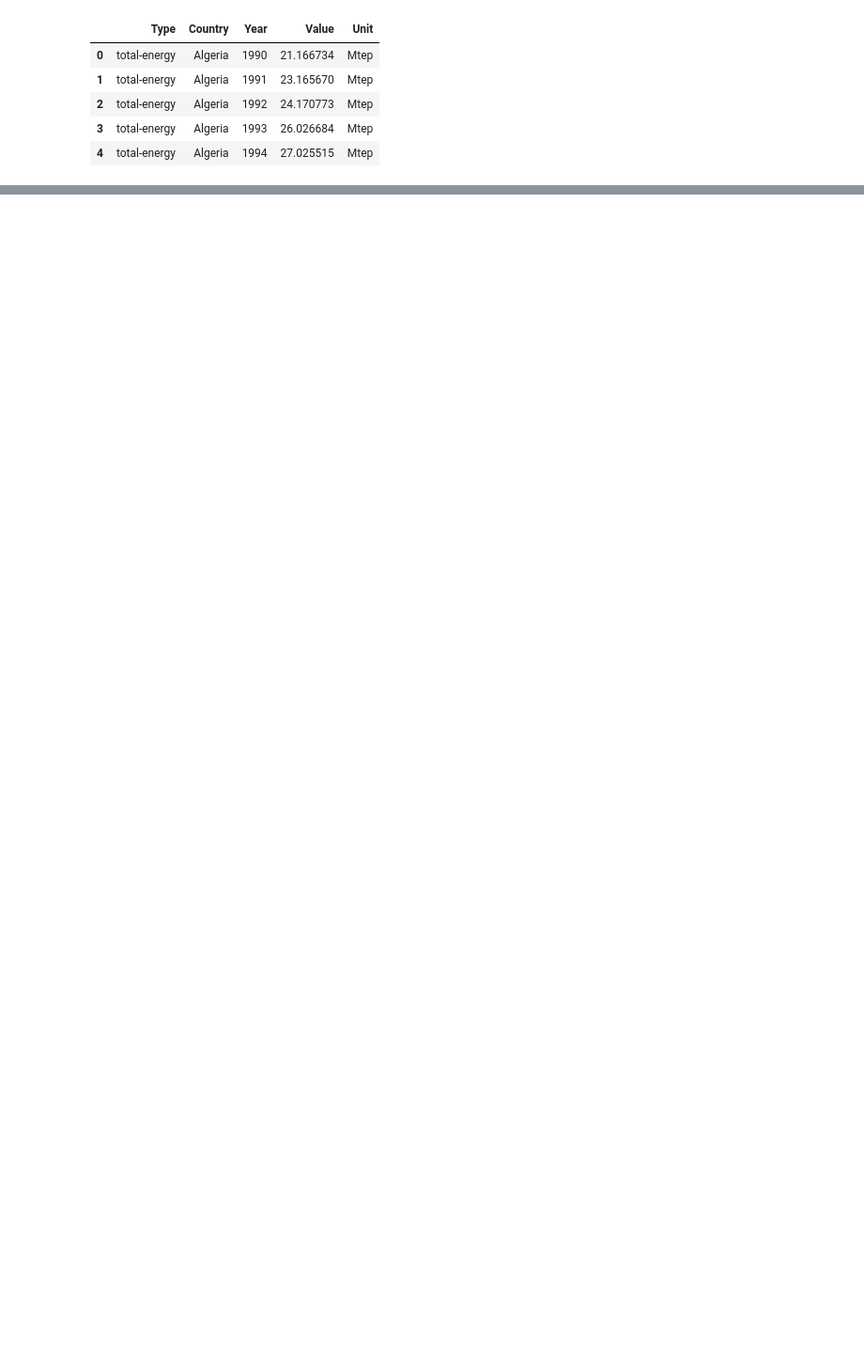
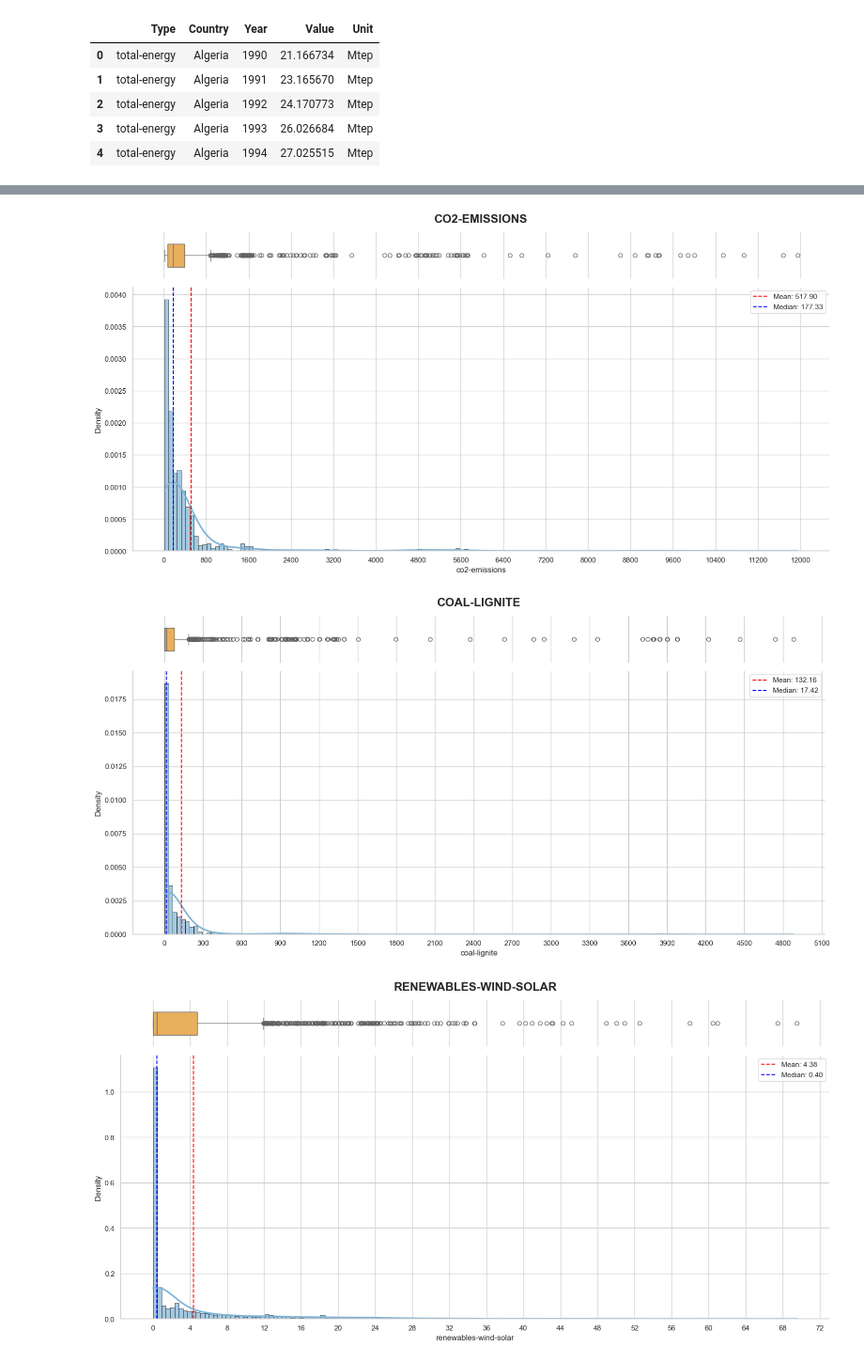
Before and after one commit to NganBui25/-CO2-Emissions-Prediction, a Jupyter notebook: full_data_crawler.ipynb, the cells around one changed output, grey strips where cells are left out. Shown at 94% size. Drawn from its saved outputs; the diff is of its cells as text; code cells hidden in the pictures; blank space fills up the shorter version.

```diff
--- a/full_data_crawler.ipynb
+++ b/full_data_crawler.ipynb
@@ -329,0 +441,51 @@ clean_data.to_csv('processed_data.csv', index=False)
+# %%
+import pandas as pd
+import matplotlib.pyplot as plt
+import seaborn as sns
+import matplotlib.ticker as ticker
+
+cols_to_plot = ['co2-emissions', 'coal-lignite', 'renewables-wind-solar', 'total-energy']
+
+for col_name in cols_to_plot:
+
+
+
+    fig, (ax_box, ax_hist) = plt.subplots(nrows=2, ncols=1, sharex=True,
+                                          gridspec_kw={"height_ratios": (.15, .85)},
+                                          figsize=(16, 8))
+
+    sns.boxplot(data=df, x=col_name, ax=ax_box, color='#ffb347', width=0.5)
+
+    ax_box.set_title(col_name.upper(), fontsize=18, pad=15, fontweight='bold')
+    ax_box.set_xlabel('')
+
+    sns.histplot(data=df, x=col_name, bins=150, kde=True, stat='density',
+                 color='#7fb3d5', edgecolor='black', alpha=0.7, ax=ax_hist,
+                 line_kws={'color': '#000080', 'linewidth': 2.5})
+
+    mean_val = df[col_name].mean()
+    median_val = df[col_name].median()
+    ax_hist.axvline(mean_val, color='red', linestyle='--', linewidth=1.5, label=f'Mean: {mean_val:.2f}')
+    ax_hist.axvline(median_val, color='blue', linestyle='--', linewidth=1.5, label=f'Median: {median_val:.2f}')
+
+
+    ax_hist.xaxis.set_major_locator(ticker.MaxNLocator(20))
+    ax_hist.set_xlabel(col_name, fontsize=12)
+    ax_hist.set_ylabel('Density', fontsize=12)
+    ax_hist.legend(loc='upper right', fontsize=11)
+
+
+    for ax in [ax_box, ax_hist]:
+        ax.spines['top'].set_visible(False)
+        ax.spines['right'].set_visible(False)
+
+    ax_box.spines['left'].set_visible(False)
+    ax_box.spines['bottom'].set_visible(False)
+    ax_box.set_yticks([])
+
+    plt.tight_layout()
+    plt.show()
+# %% [output]
+[figure, added]
+[figure, added]
+[figure, added]
```
Also changed, not shown: parts of 17 cells of this notebook, 3 other files.
